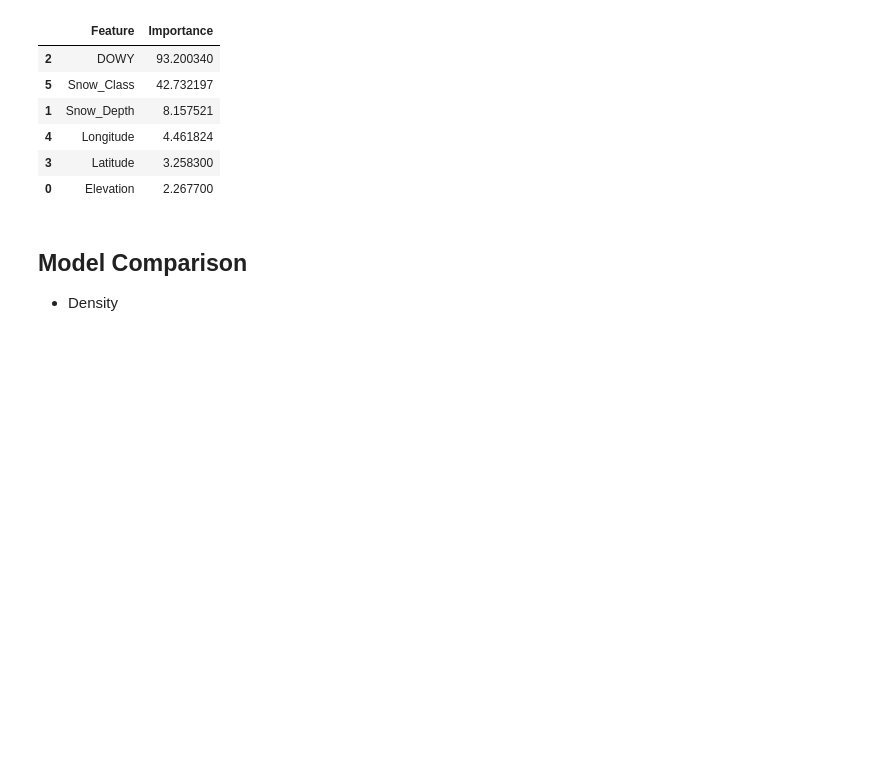
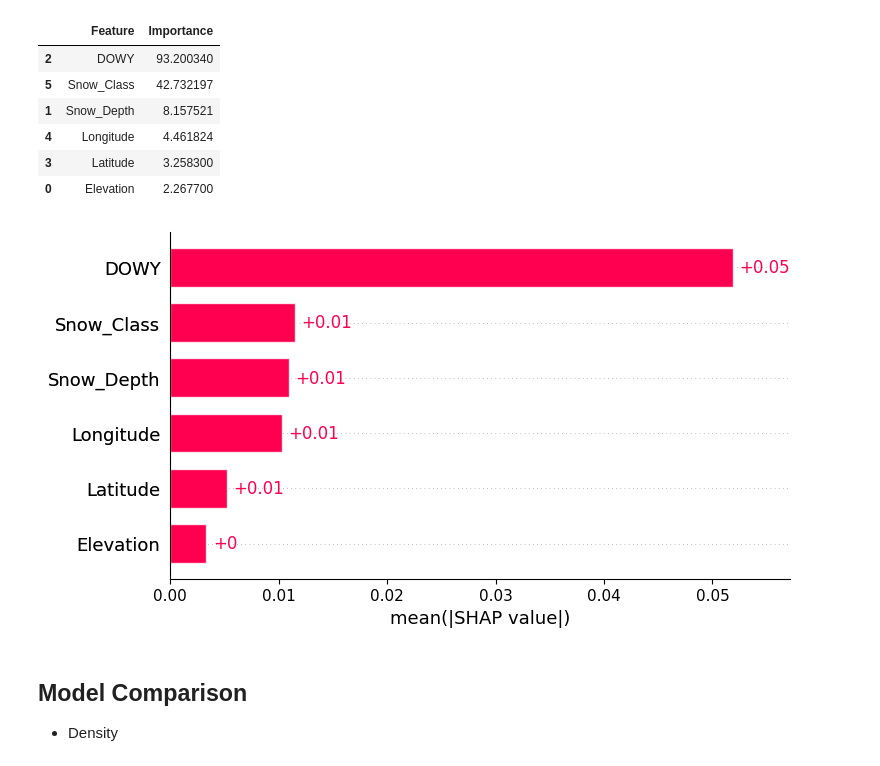
Before and after one commit to cryogars/density-models, a Jupyter notebook: notebooks/05_ml_models.ipynb, the cells around one changed output. Saved outputs shown, nothing was run; the diff lists cells and outputs as text; code cells hidden in the pictures; blank space fills up the shorter version.

```diff
--- a/notebooks/05_ml_models.ipynb
+++ b/notebooks/05_ml_models.ipynb
@@ -156,6 +156,16 @@ pd.DataFrame(
 | 4 | Longitude | 4.461824 |
 | 3 | Latitude | 3.258300 |
 | 0 | Elevation | 2.267700 |
+# %%
+import shap
+
+
+explainer = shap.TreeExplainer(xgb_main)
+shap_values = explainer(X_test_main)
+# %%
+shap.plots.bar(shap_values)
+# %% [output]
+[figure, added]
 # %% [markdown]
 ## Model Comparison
 
```
Also changed, not shown: parts of 2 cells of this notebook.
